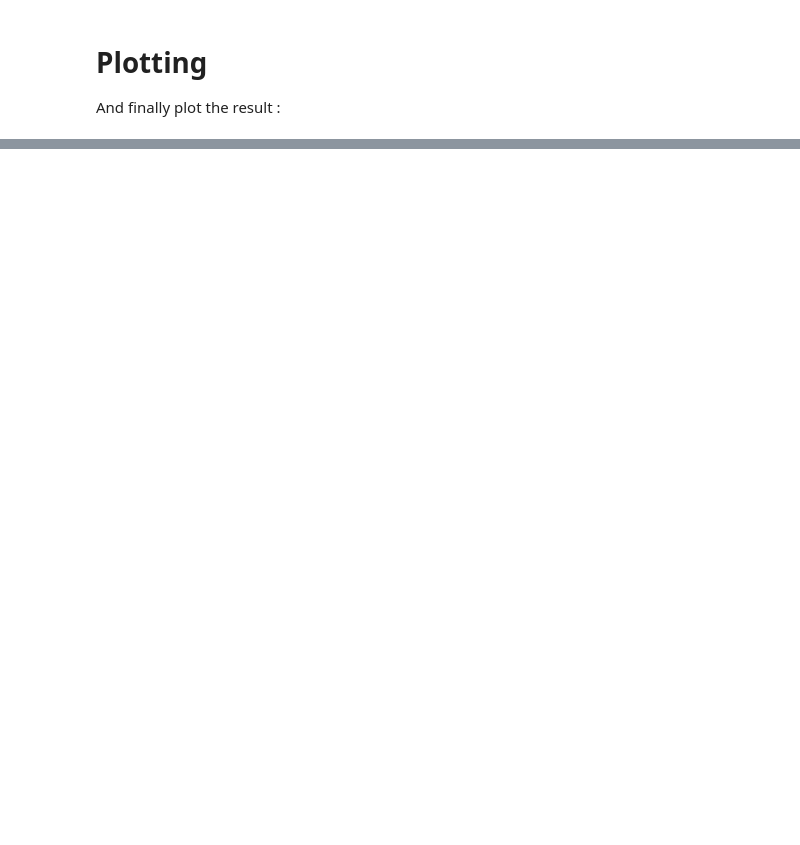
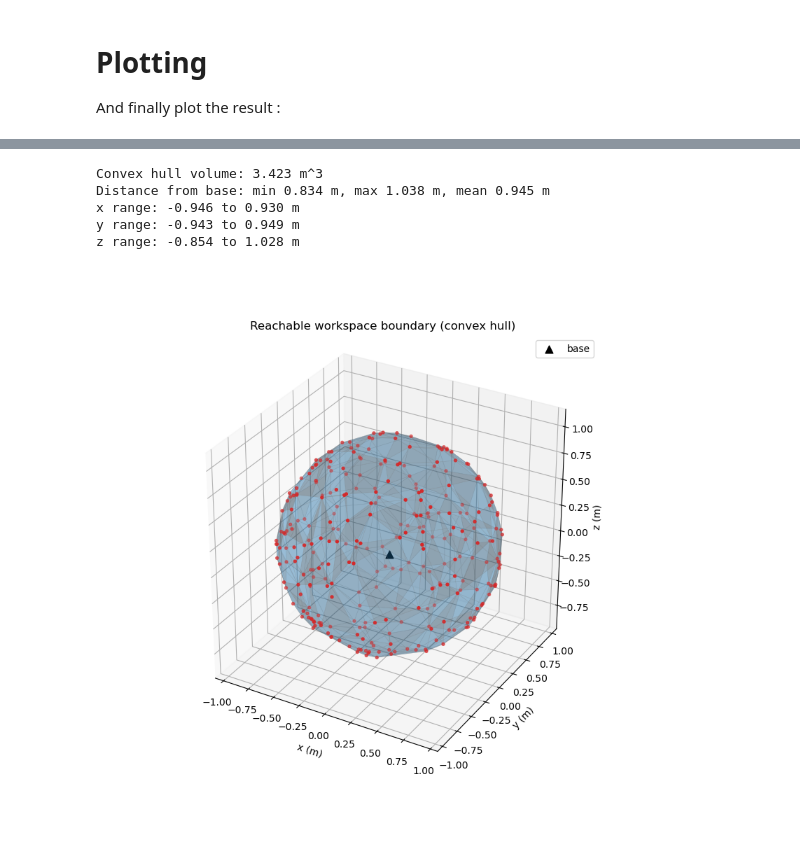
Before and after one commit to RyanRap/lab-2-ik, a Jupyter notebook: my_IK.ipynb, the cells around one changed output, grey strips where cells are left out. Drawn from its saved outputs; the diff is of its cells as text; code cells hidden in the pictures; blank space fills up the shorter version.

```diff
--- a/my_IK.ipynb
+++ b/my_IK.ipynb
@@ -45,0 +53,21 @@ my_chain.plot(my_chain.inverse_kinematics(target_position), ax, target=target_po
+# %%
+import numpy as np
+
+# Use the same variable name your notebook uses for the loaded chain
+# (often "chain" or "my_chain"); rename below if needed.
+reach = 1.18
+targets = {
+    "+x": [reach, 0, 0],
+    "-x": [-reach, 0, 0],
+    "+y": [0, reach, 0],
+    "-y": [0, -reach, 0],
+    "+z": [0, 0, reach],
+}
+
+for name, target in targets.items():
+    angles = my_chain.inverse_kinematics(target)
+    actual = my_chain.forward_kinematics(angles)[:3, 3]
+    dist_from_base = np.linalg.norm(actual)
+    miss = np.linalg.norm(actual - np.array(target))
+    print(f"{name}: target={target}  actual={np.round(actual, 3)}  "
+          f"reached {dist_from_base:.3f} m from base, missed by {miss:.3f} m")
@@ -45,0 +124,30 @@ my_chain.plot(my_chain.inverse_kinematics(target_position), ax, target=target_po
+# %%
+from scipy.spatial import ConvexHull
+import matplotlib.pyplot as plt
+
+hull = ConvexHull(reached)
+dist = np.linalg.norm(reached, axis=1)
+
+print(f"Convex hull volume: {hull.volume:.3f} m^3")
+print(f"Distance from base: min {dist.min():.3f} m, max {dist.max():.3f} m, mean {dist.mean():.3f} m")
+for i, axis in enumerate("xyz"):
+    print(f"{axis} range: {reached[:, i].min():.3f} to {reached[:, i].max():.3f} m")
+
+fig = plt.figure(figsize=(8, 8))
+ax = fig.add_subplot(projection="3d")
+ax.plot_trisurf(reached[:, 0], reached[:, 1], reached[:, 2],
+                triangles=hull.simplices, alpha=0.25, edgecolor="gray", linewidth=0.3)
+ax.scatter(reached[:, 0], reached[:, 1], reached[:, 2], s=8, color="tab:red")
+ax.scatter(0, 0, 0, s=60, color="black", marker="^", label="base")
+ax.set_xlabel("x (m)"); ax.set_ylabel("y (m)"); ax.set_zlabel("z (m)")
+ax.set_box_aspect((1, 1, 1))
+ax.set_title("Reachable workspace boundary (convex hull)")
+ax.legend()
+plt.show()
+# %% [output]
+Convex hull volume: 3.423 m^3
+Distance from base: min 0.834 m, max 1.038 m, mean 0.945 m
+x range: -0.946 to 0.930 m
+y range: -0.943 to 0.949 m
+z range: -0.854 to 1.028 m
+[figure, added]
```
Also changed, not shown: parts of 5 cells of this notebook.
